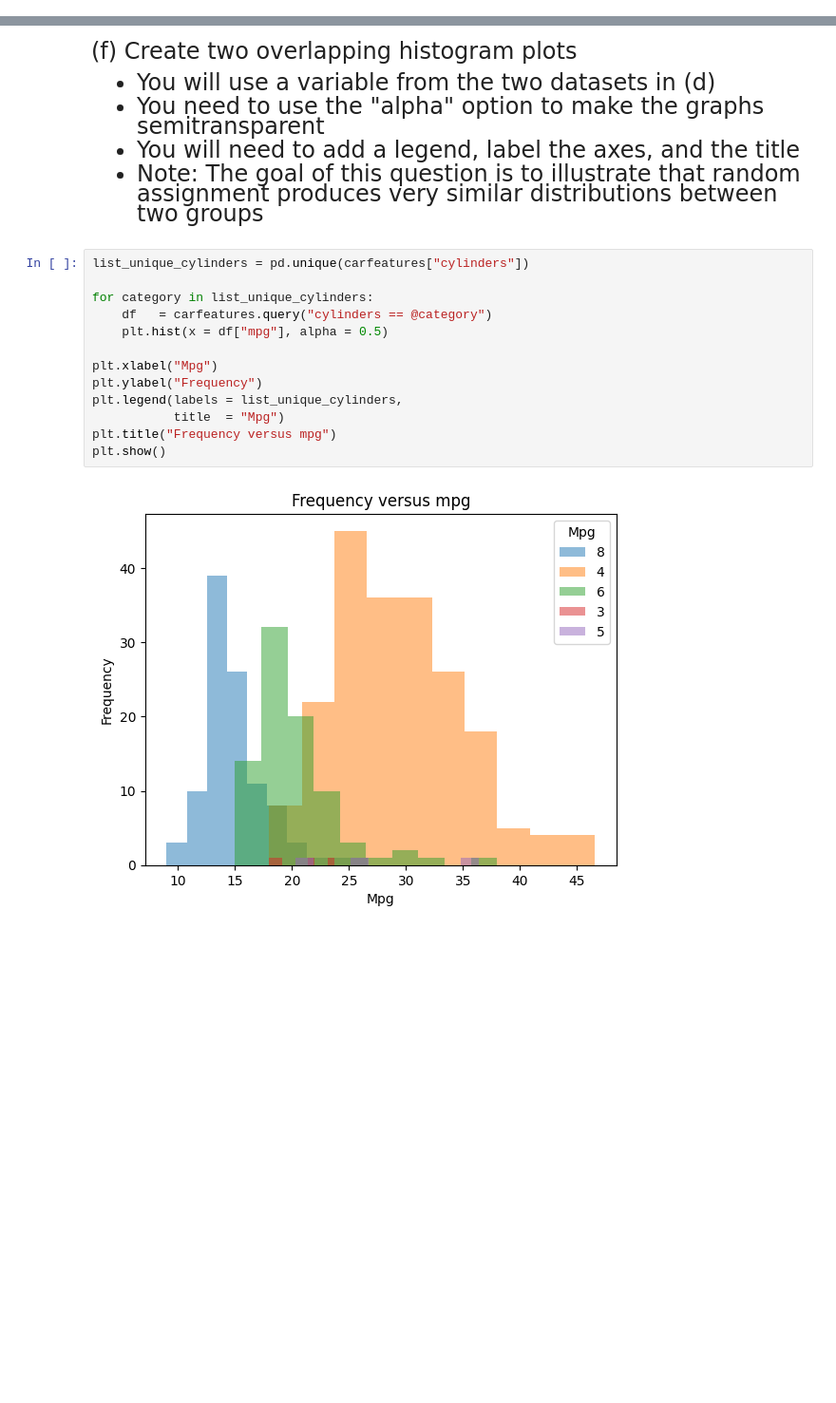
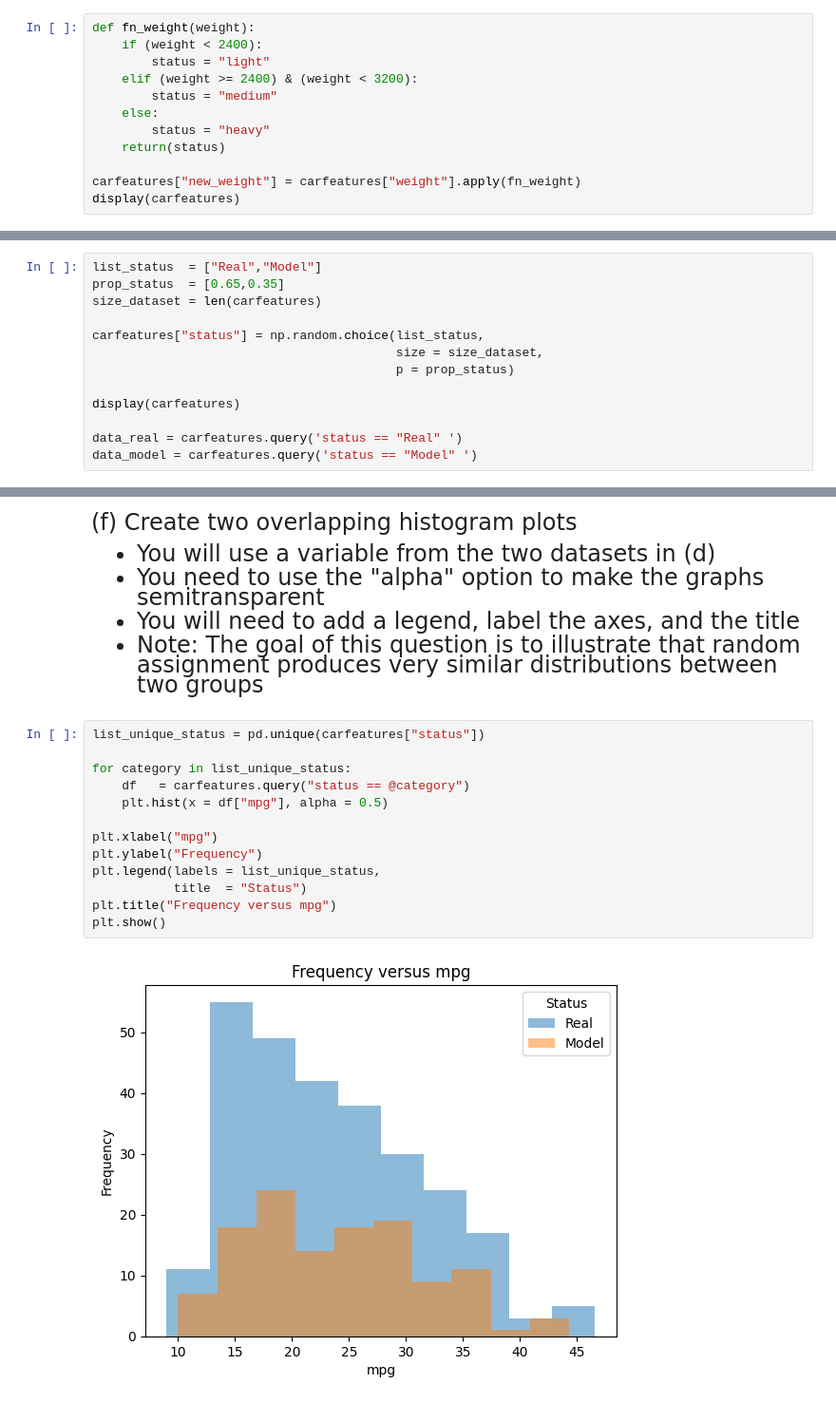
Before and after one commit to M-Roselinsky/emoryqtm151, a Jupyter notebook: Lecture 12/Lecture 12.ipynb, the cells around one changed output, grey strips where cells are left out. Shown at 95% size. Drawn from its saved outputs; the diff is of its cells as text; blank space fills up the shorter version.

```diff
--- a/Lecture 12/Lecture 12.ipynb
+++ b/Lecture 12/Lecture 12.ipynb
@@ -152,3 +152,15 @@ Questions
 - The function will have if/else statements and output a string
 - You will use ".apply()" to create a new variable in the dataset <br>
 (see Lecture 9)
+# %%
+def fn_weight(weight):
+    if (weight < 2400):
+        status = "light"
+    elif (weight >= 2400) & (weight < 3200):
+        status = "medium"
+    else:
+        status = "heavy"
+    return(status)
+
+carfeatures["new_weight"] = carfeatures["weight"].apply(fn_weight)
+display(carfeatures)
@@ -198,3 +265,16 @@ None
 - Split the data into separate datasets using ".query()"
 - This will closely follow the material in Lecture 12 (this one)
 - You will need this result to answer questions (e), (f)
+# %%
+list_status  = ["Real","Model"]
+prop_status  = [0.65,0.35]
+size_dataset = len(carfeatures)
+
+carfeatures["status"] = np.random.choice(list_status,
+                                         size = size_dataset,
+                                         p = prop_status)
+
+display(carfeatures)
+
+data_real = carfeatures.query('status == "Real" ')
+data_model = carfeatures.query('status == "Model" ')
@@ -224,17 +328,17 @@ def fn(y, x, b0, b1):
 - Note: The goal of this question is to illustrate that random <br>
 assignment produces very similar distributions between two groups
 # %%
-list_unique_cylinders = pd.unique(carfeatures["cylinders"])
+list_unique_status = pd.unique(carfeatures["status"])
 
-for category in list_unique_cylinders:
-    df   = carfeatures.query("cylinders == @category")
+for category in list_unique_status:
+    df   = carfeatures.query("status == @category")
     plt.hist(x = df["mpg"], alpha = 0.5)
 
-plt.xlabel("Mpg")
+plt.xlabel("mpg")
 plt.ylabel("Frequency")
-plt.legend(labels = list_unique_cylinders,
-           title  = "Mpg")
+plt.legend(labels = list_unique_status,
+           title  = "Status")
 plt.title("Frequency versus mpg")
 plt.show()
 # %% [output]
-[figure, old version]
+[figure, new version]
```
Also changed, not shown: parts of 10 cells of this notebook, 1 other file.
